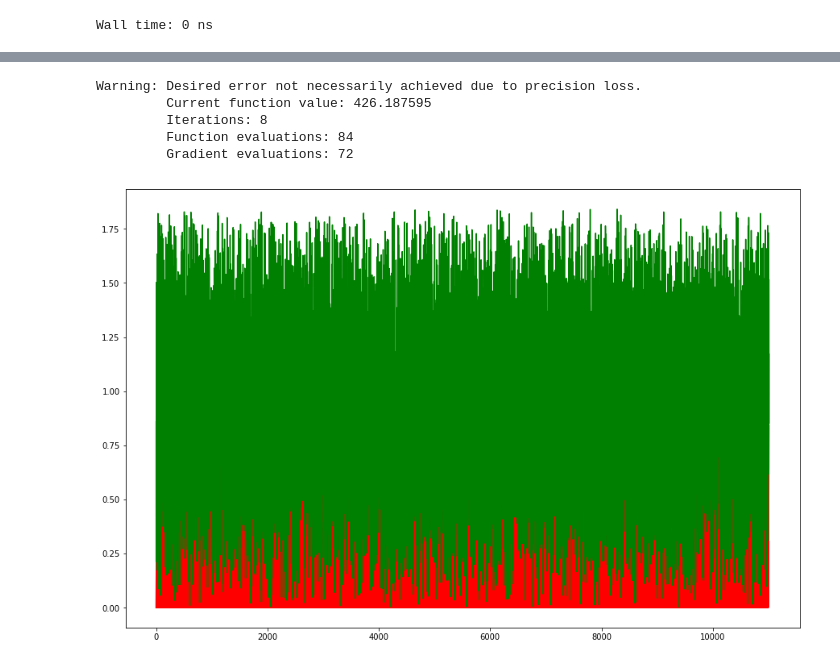
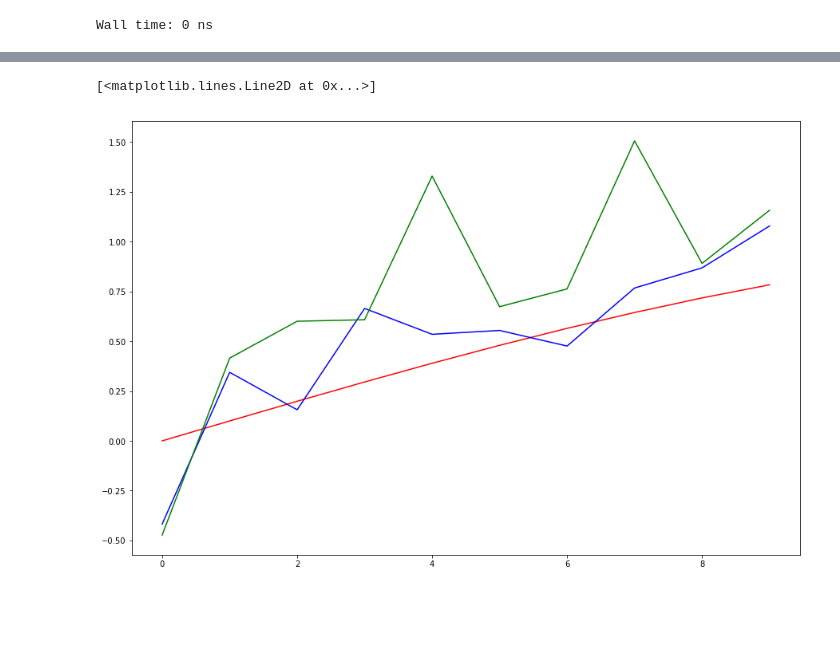
Before and after one commit to shootComp/Research-Adjoint, a Jupyter notebook: diffusion_1D.ipynb, the cells around one changed output, grey strips where cells are left out. Saved outputs shown, nothing was run; the diff lists cells and outputs as text; code cells hidden in the pictures; blank space fills up the shorter version.

```diff
--- a/diffusion_1D.ipynb
+++ b/diffusion_1D.ipynb
@@ -298,15 +276,8 @@ from scipy.optimize import fmin_cg
-# %%
-res2 = fmin_cg(f=slvr.cost_function, x0=x0, fprime=slvr.cf_grad, retall=True, maxiter=10000, gtol=0, norm=np.inf)
-# %% [output]
-Warning: Desired error not necessarily achieved due to precision loss.
-         Current function value: 426.187595
-         Iterations: 8
-         Function evaluations: 84
-         Gradient evaluations: 72
 # %%
 plt.figure()
-_ = plt.plot(x, 'b')
-_ = plt.plot(D, 'r')
-_ = plt.plot(x0, 'g')
+plt.plot(D[:10], 'r')
+plt.plot(x0[:10], 'b')
+plt.plot(res[:10], 'g')
 # %% [output]
+[<matplotlib.lines.Line2D at 0x...>]
-[figure, old version]
+[figure, new version]
```
Also changed, not shown: parts of 24 cells of this notebook.
